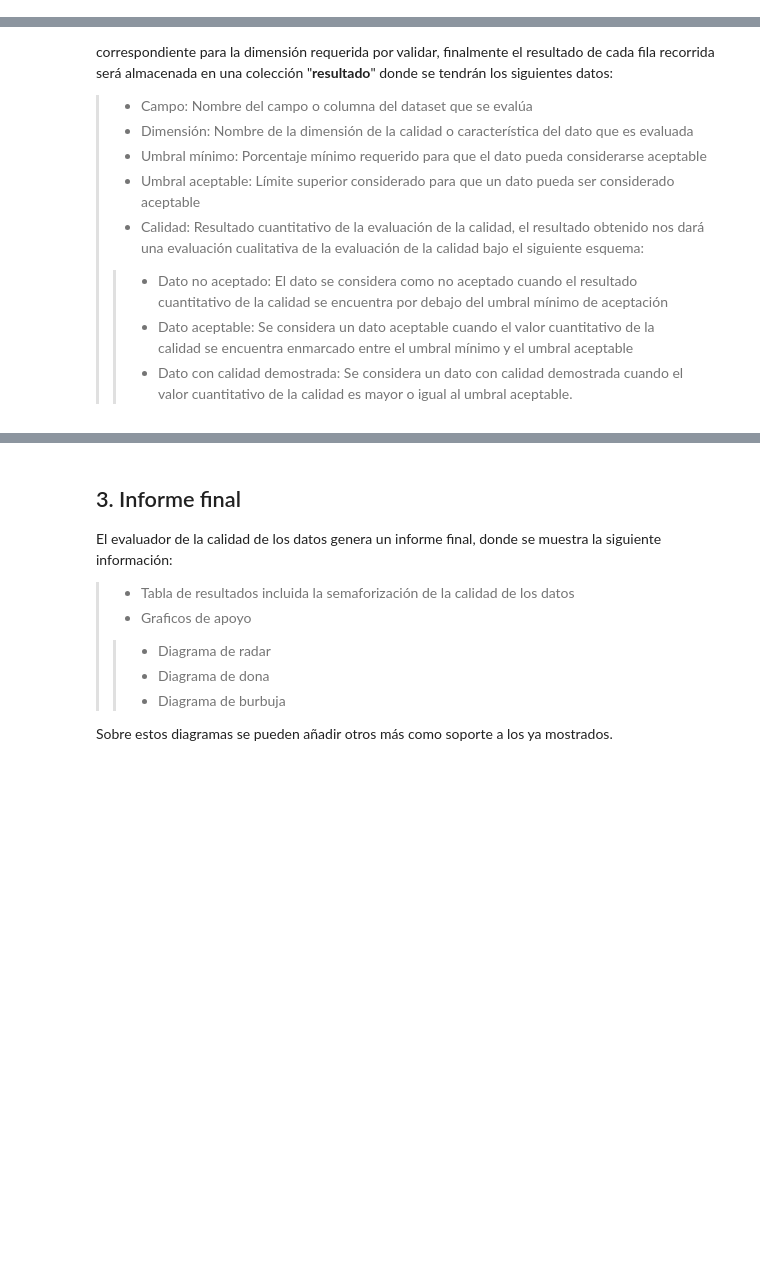
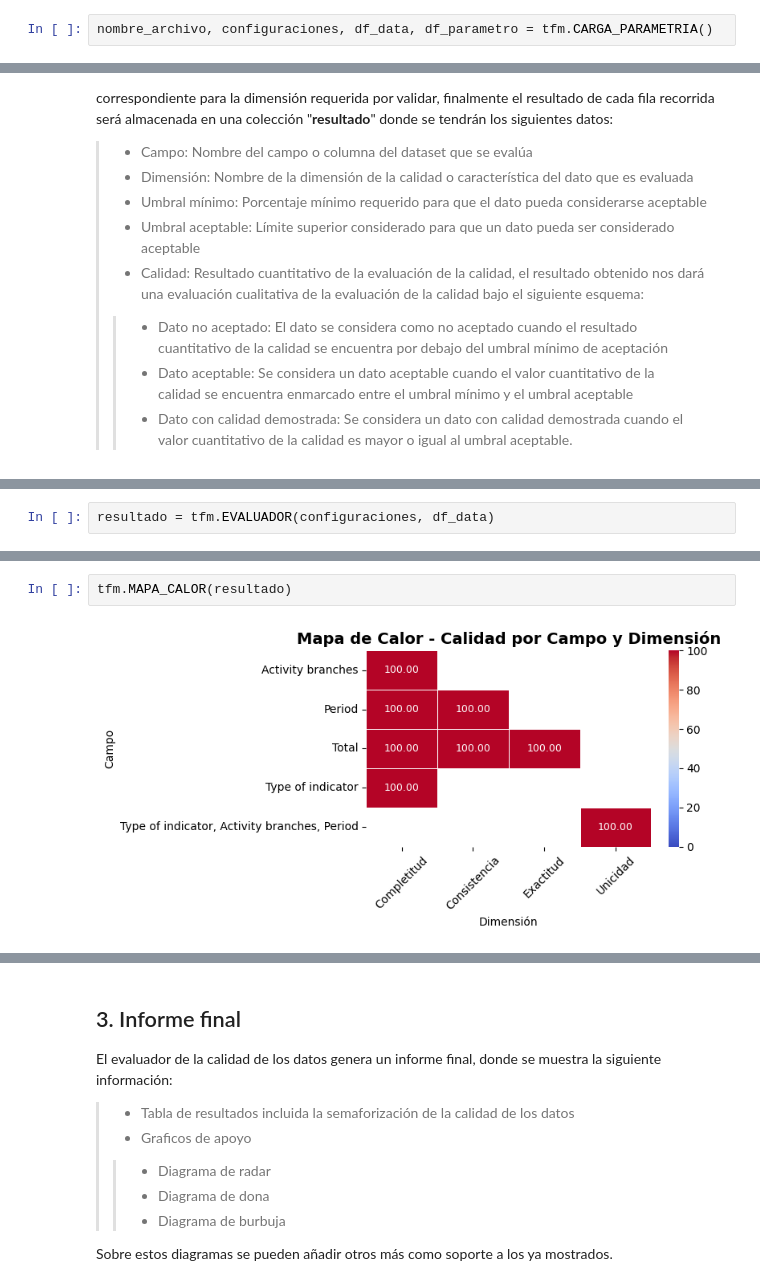
Before and after one commit to antoniounir/TFM, a Jupyter notebook: EvaluadorTFM.ipynb, the cells around one changed output, grey strips where cells are left out. Drawn from its saved outputs; the diff is of its cells as text; blank space fills up the shorter version.

```diff
--- a/EvaluadorTFM.ipynb
+++ b/EvaluadorTFM.ipynb
@@ -168,0 +42,2 @@ INTENSIDAD                Exactitud       1:4                       98.0       9
+# %%
+nombre_archivo, configuraciones, df_data, df_parametro = tfm.CARGA_PARAMETRIA()
@@ -379,0 +73,2 @@ plt.show()
+# %%
+resultado = tfm.EVALUADOR(configuraciones, df_data)
@@ -379,0 +93,4 @@ plt.show()
+# %%
+tfm.MAPA_CALOR(resultado)
+# %% [output]
+[figure, added]
```
Also changed, not shown: parts of 39 cells of this notebook, 1 other file.
